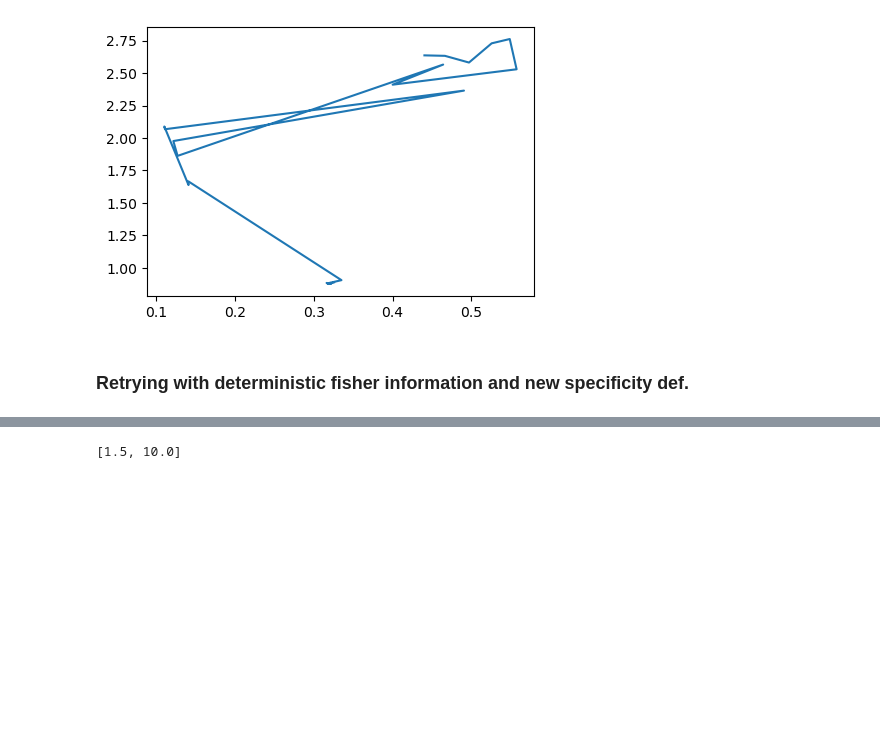
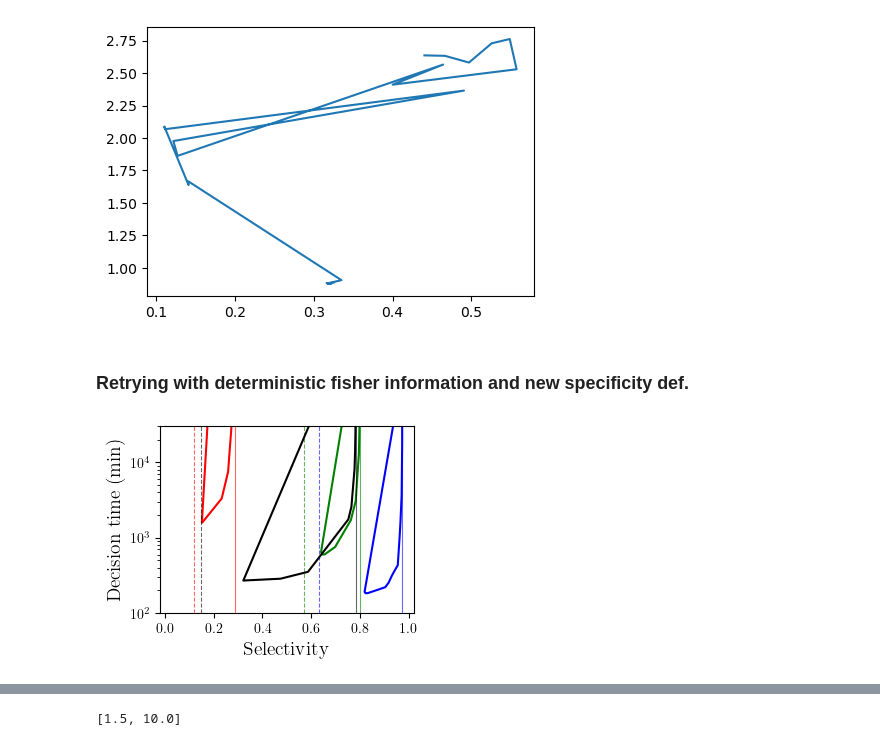
Before and after one commit to ta-rekt/LLROpt.jl, a Jupyter notebook: dev.ipynb, the cells around one changed output, grey strips where cells are left out. Drawn from its saved outputs; the diff is of its cells as text; code cells hidden in the pictures; blank space fills up the shorter version.

```diff
--- a/dev.ipynb
+++ b/dev.ipynb
@@ -2965,0 +2995,32 @@ kg, kw = 2, 2
+# %%
+fig, ax = plt.subplots(1,1, figsize=figsize, layout="constrained")
+
+colors = ["green","blue", "red", "black"]
+
+for kw, w in enumerate([1,10]):
+
+    for kg, g in enumerate([2,6]):
+        dtimes = K*np.tanh(K/2)/(0.5*fir[kw, kg]/10**2)
+
+        ax.set_xlim(-0.02,1.02)
+        ax.set_yscale('log')
+        ax.set_ylim(100,3e4)
+
+        # ax.set_ylabel(r"$\rm{Fisher \;information \;rate \;(bits/s)}$", fontsize=14)
+        ax.set_ylabel(r"$\rm{Decision\;time\;(min)}$", fontsize=14)
+        ax.set_xlabel(r"$\rm{Selectivity}$", fontsize=14)
+        ax.axvline(x=2*g/(w*(1+g)+2*g), linestyle="dashed", color=colors[kw*2+kg], lw=0.8, alpha=0.6)
+        ax.axvline(x=g**2/(w+g**2), linestyle="solid", color=colors[kw*2+kg], lw=0.8, alpha=0.6)
+
+        x, y = 2**specvals[kw, kg], dtimes/60
+
+        xydata_ = np.stack((x, y), axis=1)
+        hull = ConvexHull(xydata_)
+        xhull = [xydata_[hull.vertices[i]][0] for i in range(len(hull.vertices))]
+        yhull = [xydata_[hull.vertices[i]][1] for i in range(len(hull.vertices))]
+
+        ax.plot(xhull, yhull, color=colors[kw*2+kg])
+
+        # ax.scatter(x, y, color=colors[kw*2+kg], alpha=0.3)
+# %% [output]
+[figure, added]
```
Also changed, not shown: parts of 17 cells of this notebook, 12 other files.
